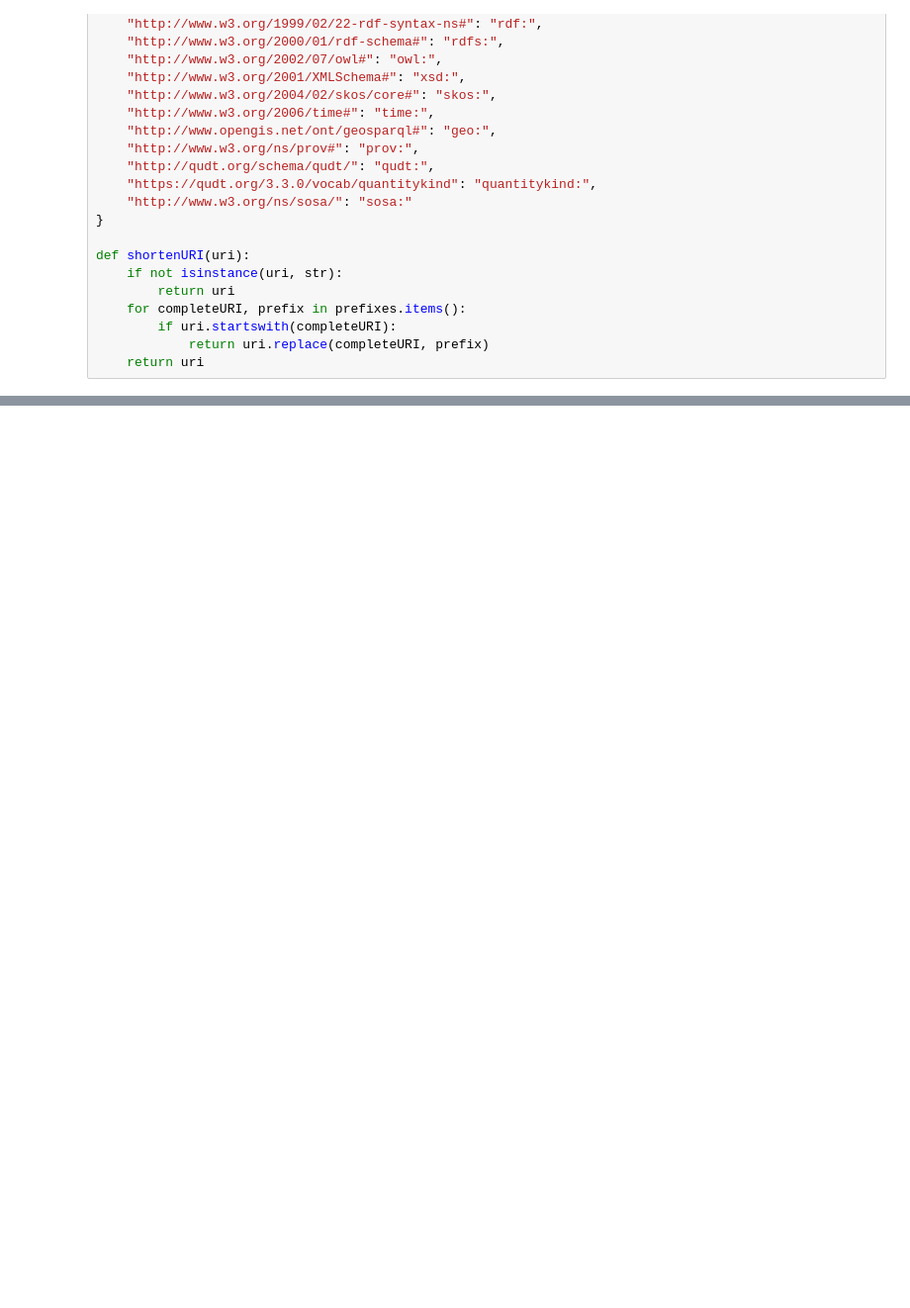
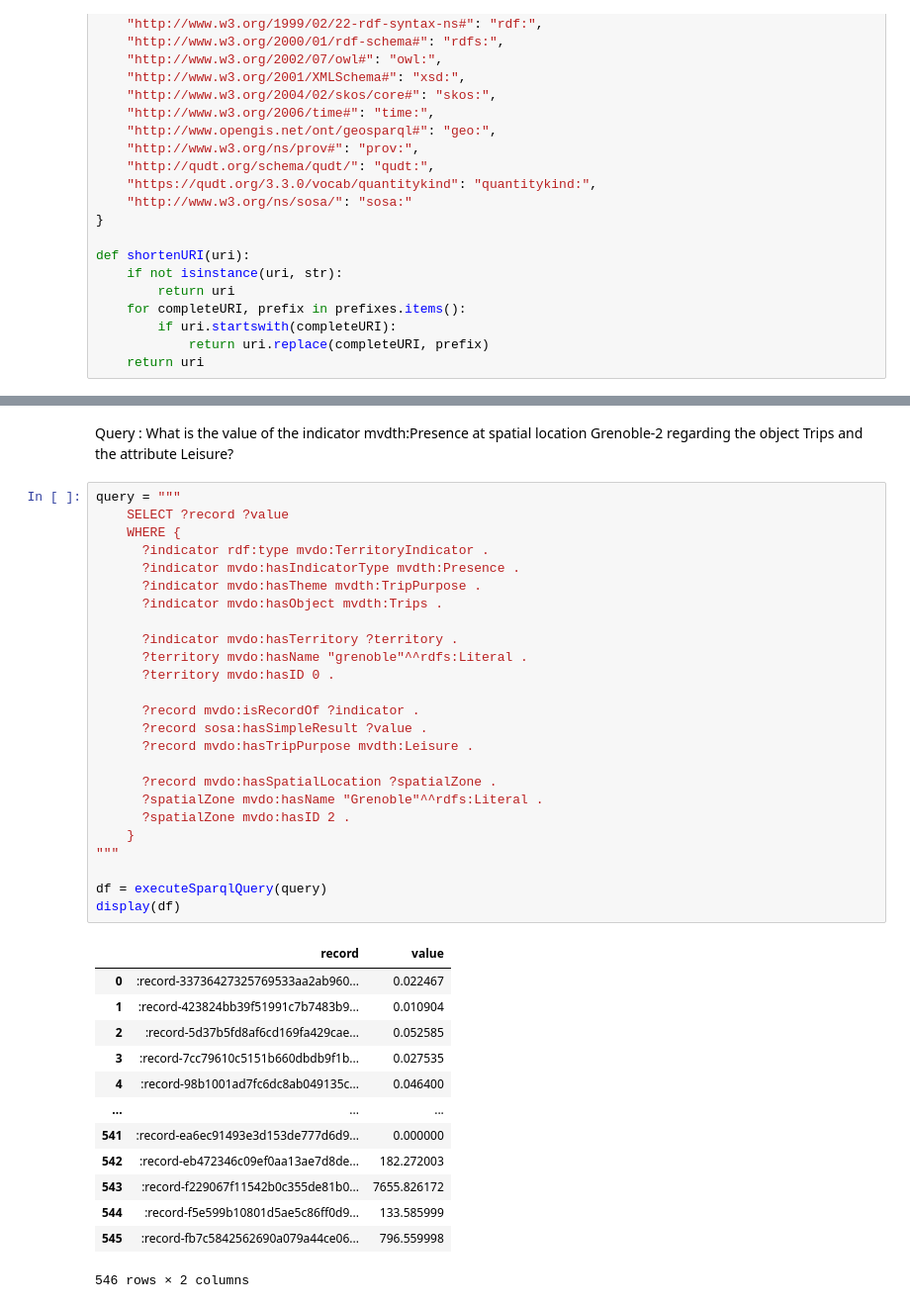
Before and after one commit to jeanduddd/Mobility-Ontology-DataLifting, a Jupyter notebook: Mobility-Data-Lifting/GraphQuery/graphQuerying.ipynb, the cells around one changed output, grey strips where cells are left out. Shown at 99% size. Drawn from its saved outputs; the diff is of its cells as text; blank space fills up the shorter version.

```diff
--- a/Mobility-Data-Lifting/GraphQuery/graphQuerying.ipynb
+++ b/Mobility-Data-Lifting/GraphQuery/graphQuerying.ipynb
@@ -116,0 +422,41 @@ query answer is 6 items long
+# %% [markdown]
+Query : What is the value of the indicator mvdth:Presence at spatial location Grenoble-2 regarding the object Trips and the attribute Leisure?
+# %%
+query = """
+    SELECT ?record ?value
+    WHERE {
+      ?indicator rdf:type mvdo:TerritoryIndicator .
+      ?indicator mvdo:hasIndicatorType mvdth:Presence .
+      ?indicator mvdo:hasTheme mvdth:TripPurpose .
+      ?indicator mvdo:hasObject mvdth:Trips .
+
+      ?indicator mvdo:hasTerritory ?territory .
+      ?territory mvdo:hasName "grenoble"^^rdfs:Literal .
+      ?territory mvdo:hasID 0 .
+
+      ?record mvdo:isRecordOf ?indicator .
+      ?record sosa:hasSimpleResult ?value .
+      ?record mvdo:hasTripPurpose mvdth:Leisure .
+
+      ?record mvdo:hasSpatialLocation ?spatialZone .
+      ?spatialZone mvdo:hasName "Grenoble"^^rdfs:Literal .
+      ?spatialZone mvdo:hasID 2 .
+    }
+"""
+
+df = executeSparqlQuery(query)
+display(df)
+# %% [output]
+|  | record | value |
+| 0 | :record-33736427325769533aa2ab960... | 0.022467 |
+| 1 | :record-423824bb39f51991c7b7483b9... | 0.010904 |
+| 2 | :record-5d37b5fd8af6cd169fa429cae... | 0.052585 |
+| 3 | :record-7cc79610c5151b660dbdb9f1b... | 0.027535 |
+| 4 | :record-98b1001ad7fc6dc8ab049135c... | 0.046400 |
+| ... | ... | ... |
+| 541 | :record-ea6ec91493e3d153de777d6d9... | 0.000000 |
+| 542 | :record-eb472346c09ef0aa13ae7d8de... | 182.272003 |
+| 543 | :record-f229067f11542b0c355de81b0... | 7655.826172 |
+| 544 | :record-f5e599b10801d5ae5c86ff0d9... | 133.585999 |
+| 545 | :record-fb7c5842562690a079a44ce06... | 796.559998 |
+546 rows × 2 columns
```
Also changed, not shown: parts of 44 cells of this notebook.
